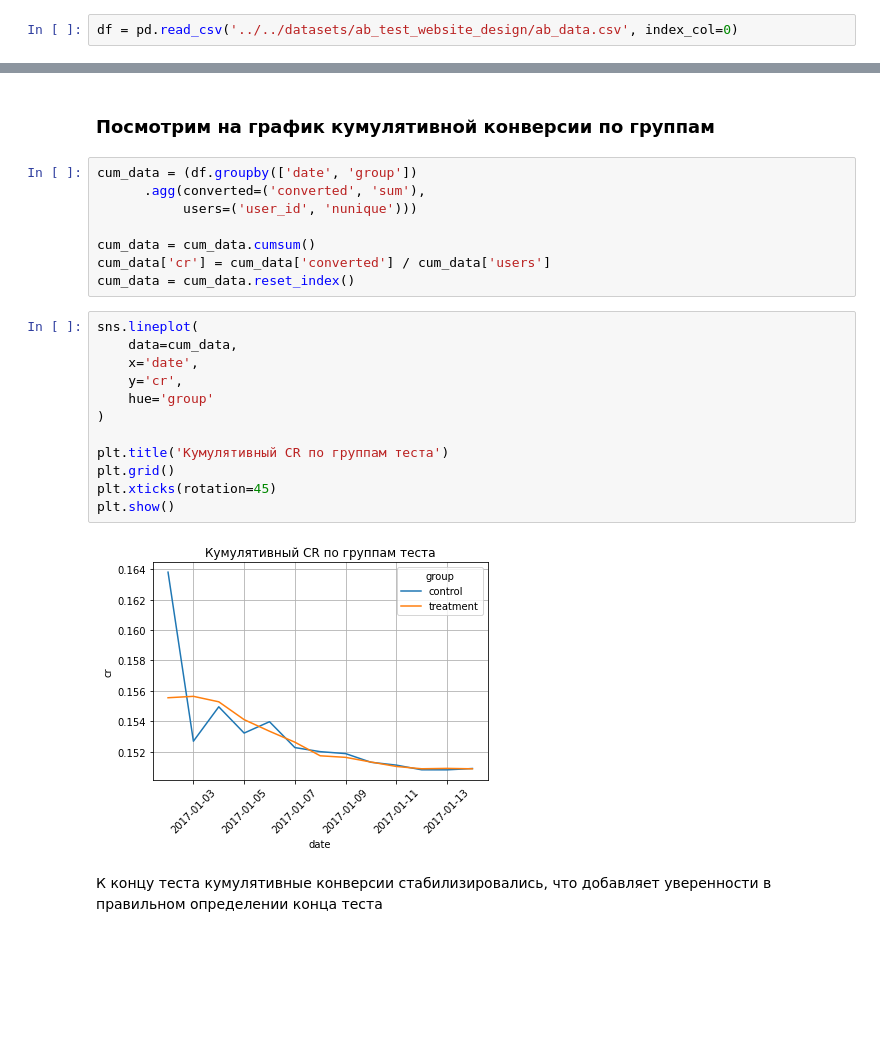
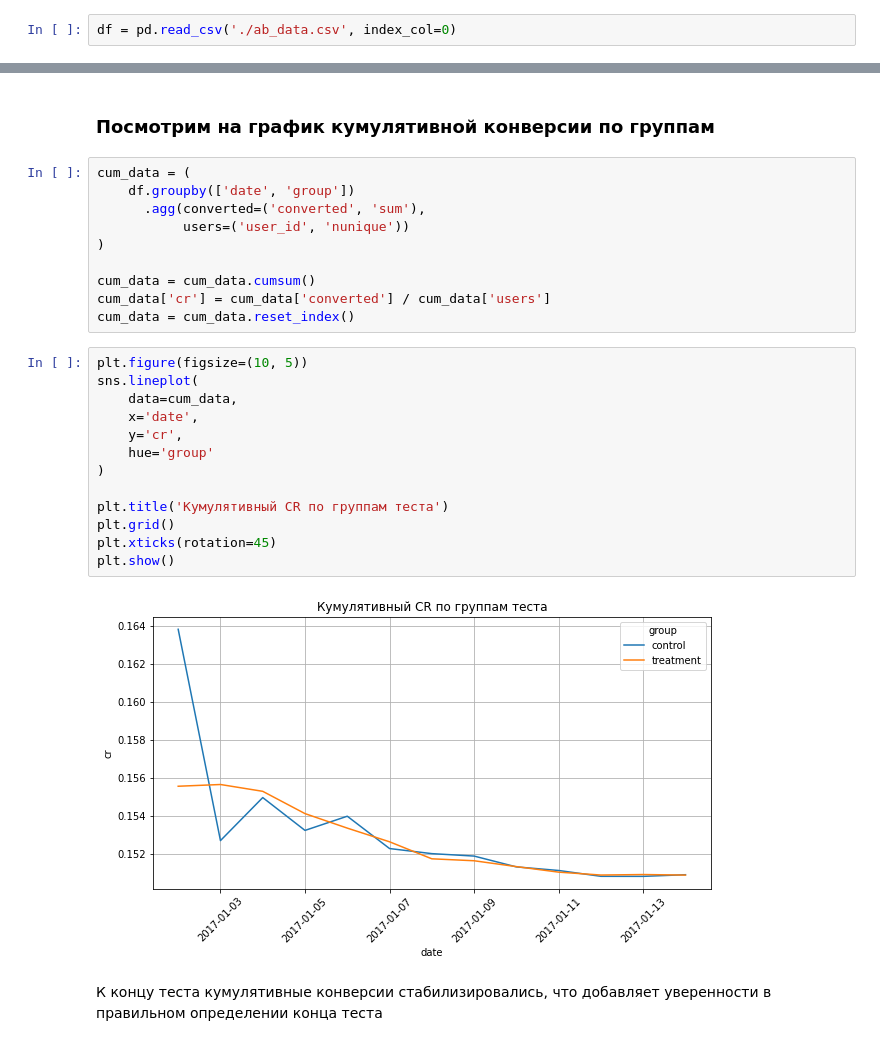
Before and after one commit to MaksimPerepeliuk/data_analysis, a Jupyter notebook: ab_test_website_design/ab_test_website_design.ipynb, the cells around one changed output, grey strips where cells are left out. Saved outputs shown, nothing was run; the diff lists cells and outputs as text; blank space fills up the shorter version.

```diff
--- a/ab_test_website_design/ab_test_website_design.ipynb
+++ b/ab_test_website_design/ab_test_website_design.ipynb
@@ -53,7 +53,7 @@ round(sm.NormalIndPower().solve_power(
 # %% [markdown]
 ## Предобработка данных теста
 # %%
-df = pd.read_csv('../../datasets/ab_test_website_design/ab_data.csv', index_col=0)
+df = pd.read_csv('./ab_data.csv', index_col=0)
 # %%
 df.head()
 # %% [output]
@@ -171,27 +171,30 @@ round((group_cr['cr'].values[1] - group_cr['cr'].values[0]) / group_cr['cr'].val
 # %% [markdown]
 ### Посмотрим на график кумулятивной конверсии по группам
 # %%
-cum_data = (df.groupby(['date', 'group'])
+cum_data = (
+    df.groupby(['date', 'group'])
       .agg(converted=('converted', 'sum'),
-           users=('user_id', 'nunique')))
+           users=('user_id', 'nunique'))
+)
 
 cum_data = cum_data.cumsum()
 cum_data['cr'] = cum_data['converted'] / cum_data['users']
 cum_data = cum_data.reset_index()
 # %%
+plt.figure(figsize=(10, 5))
 sns.lineplot(
     data=cum_data,
     x='date',
     y='cr',
     hue='group'
 )
 
 plt.title('Кумулятивный CR по группам теста')
 plt.grid()
 plt.xticks(rotation=45)
 plt.show()
 # %% [output]
-[figure, old version]
+[figure, new version]
 # %% [markdown]
 К концу теста кумулятивные конверсии стабилизировались, что добавляет уверенности в правильном определении конца теста
 # %% [markdown]
```
Also changed, not shown: parts of 8 cells of this notebook.
